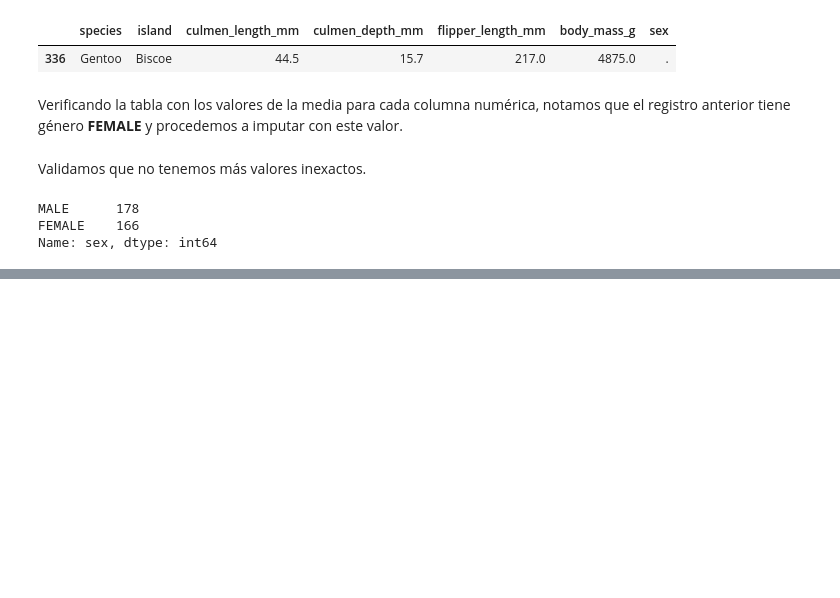
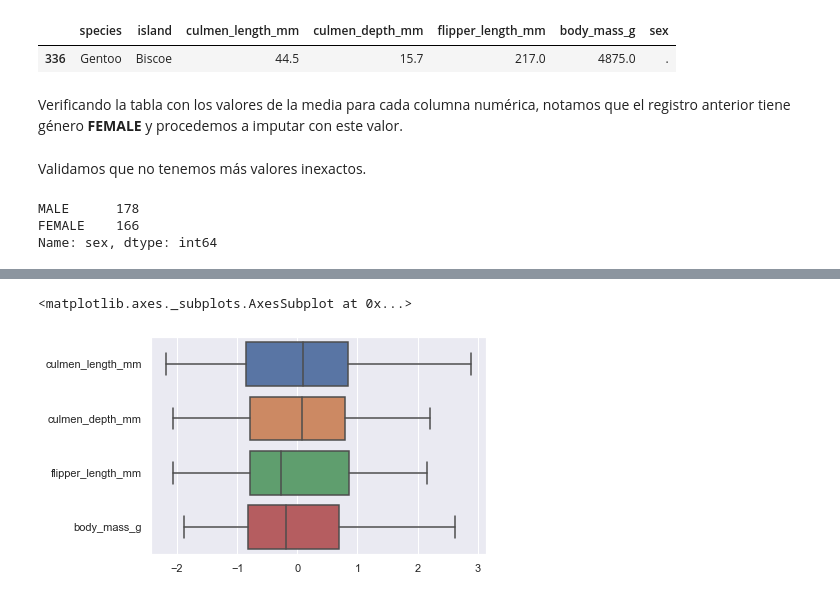
Before and after one commit to dazulu4/penguin-model, a Jupyter notebook: penguin_modeling.ipynb, the cells around one changed output, grey strips where cells are left out. Drawn from its saved outputs; the diff is of its cells as text; code cells hidden in the pictures; blank space fills up the shorter version.

Commit message:
Finalizado proceso de modelado

```diff
--- a/penguin_soluction.ipynb
+++ b/penguin_modeling.ipynb
@@ -26,7 +45,7 @@ sns.set_theme(style="darkgrid")
 # %% [markdown]
 ### Carga de los datos
 # %%
-data = pd.read_csv("penguins_data.csv", sep=",")
+data = pd.read_csv("penguin_data.csv", sep=",")
 data.head()
 # %% [output]
 |  | species | island | culmen_length_mm | culmen_depth_mm | flipper_length_mm | body_mass_g | sex |
@@ -217,0 +245,15 @@ Name: sex, dtype: int64
+# %%
+# Creamos un dataset aparte para la variable objetivo
+data_tobe_target = data.species
+
+# Separamos las variables categoricas del conjunto de datos
+data_tobe_scaled = data.drop(["species", "island", "sex"], axis=1)
+
+# Realizamos el proceso de estandarización con StandardScaler (opción 2: MinMaxScaler)
+scaler = StandardScaler()
+data_scaled = scaler.fit_transform(data_tobe_scaled)
+data_scaled = pd.DataFrame(data=data_scaled, columns=data_tobe_scaled.columns)
+sns.boxplot(data=data_scaled, orient="h")
+# %% [output]
+<matplotlib.axes._subplots.AxesSubplot at 0x...>
+[figure, added]
```
Also changed, not shown: parts of 32 cells of this notebook, 1 other file.
